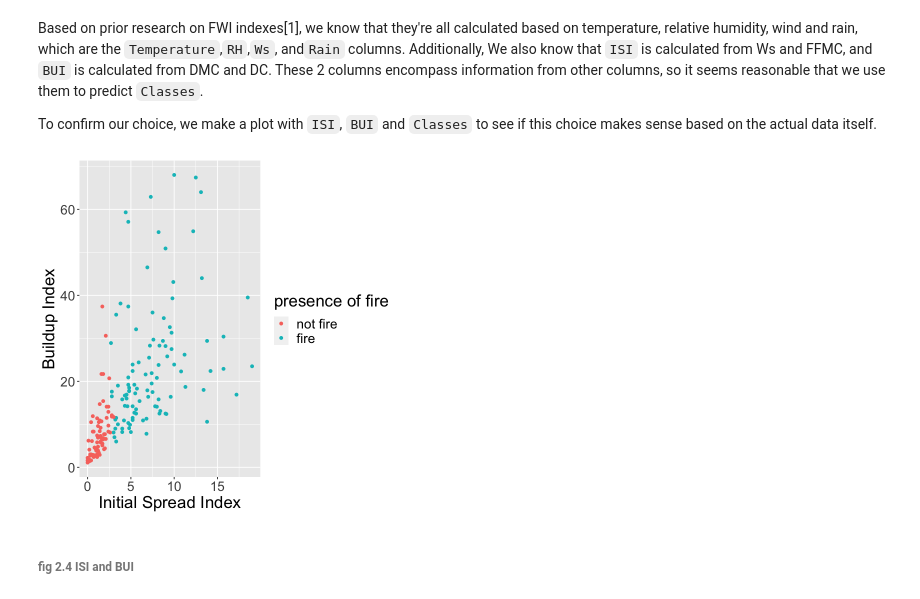
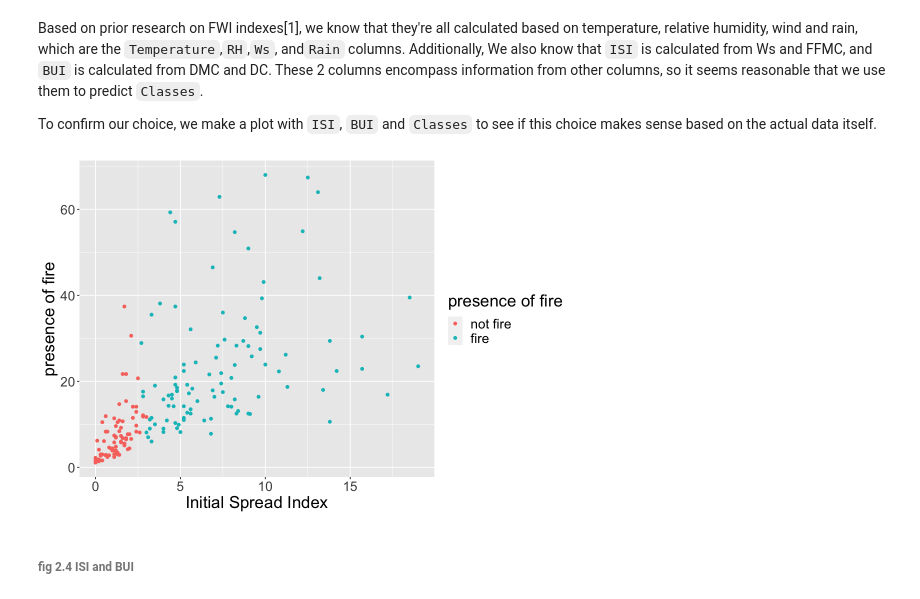
Before and after one commit to DSCI-310-2023/dsci-310-group-10-GCC, a Jupyter notebook: forest_fire_prediction.ipynb, the cells around one changed output. Cells and saved outputs as stored; diff of their text form; code cells hidden in the pictures.

Commit message:
Moved fire_training function file and refitted forest_fire_prediction to source from R folder

```diff
--- a/forest_fire_prediction.ipynb
+++ b/forest_fire_prediction.ipynb
@@ -363,15 +339,12 @@ As we can see from this plot, our previous conclusion that values like `Ws` won'
 Based on prior research on FWI indexes[1], we know that they're all calculated based on temperature, relative humidity, wind and rain, which are the `Temperature`,`RH`,`Ws`, and`Rain` columns. Additionally, We also know that `ISI` is calculated from Ws and FFMC, and `BUI` is calculated from DMC and DC. These 2 columns encompass information from other columns, so it seems reasonable that we use them to predict `Classes`.
 
 To confirm our choice, we make a plot with `ISI`, `BUI` and `Classes` to see if this choice makes sense based on the actual data itself.
-# %%
-options(repr.plot.width=6, repr.plot.height=6)
-#our ggpairs has this plot already, but we want to focus on only this one specific plot so we re-plot it again.
-ggplot(fire_train, aes(x = ISI, y = BUI, color = Classes)) +
-    geom_point() +
-    labs(x = "Initial Spread Index", y = "Buildup Index", color = "presence of fire") +
-    theme(text = element_text(size=20))
-# %% [output]
-[figure, removed]
+# %%
+plot_scatter_graph(data=fire_train, plot_width=8.9, plot_height=6, x_axis_data=ISI,
+                               y_axis_data=BUI, x_axis_label="Initial Spread Index", y_axis_label="presence of fire",
+                               text_size=20, color=Classes, color_label="presence of fire")
+# %% [output]
+[figure, added]
 # %% [markdown]
 ######  fig 2.4 ISI and BUI
 # %% [markdown]
```
Also changed, not shown: parts of 6 cells of this notebook, 1 other file.
